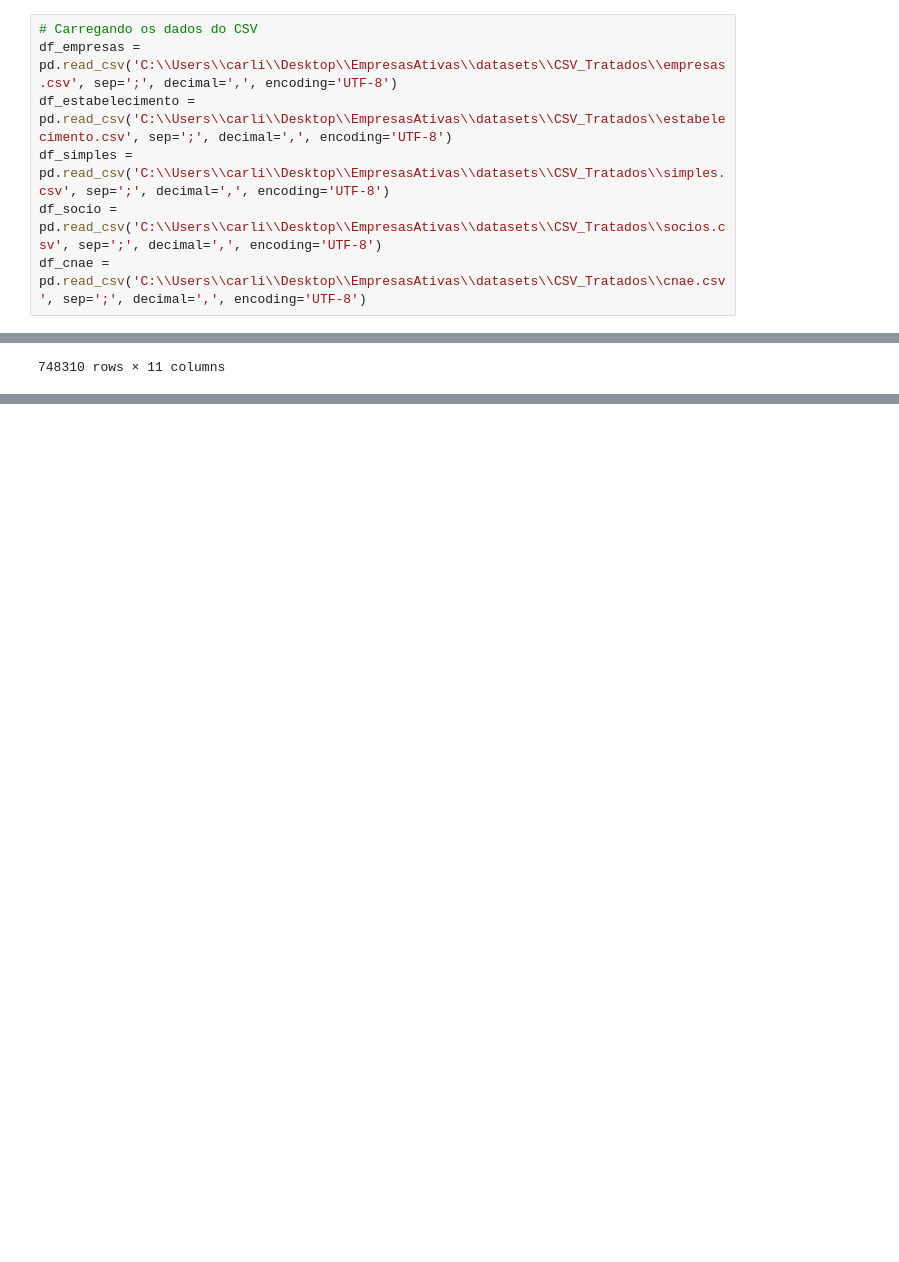
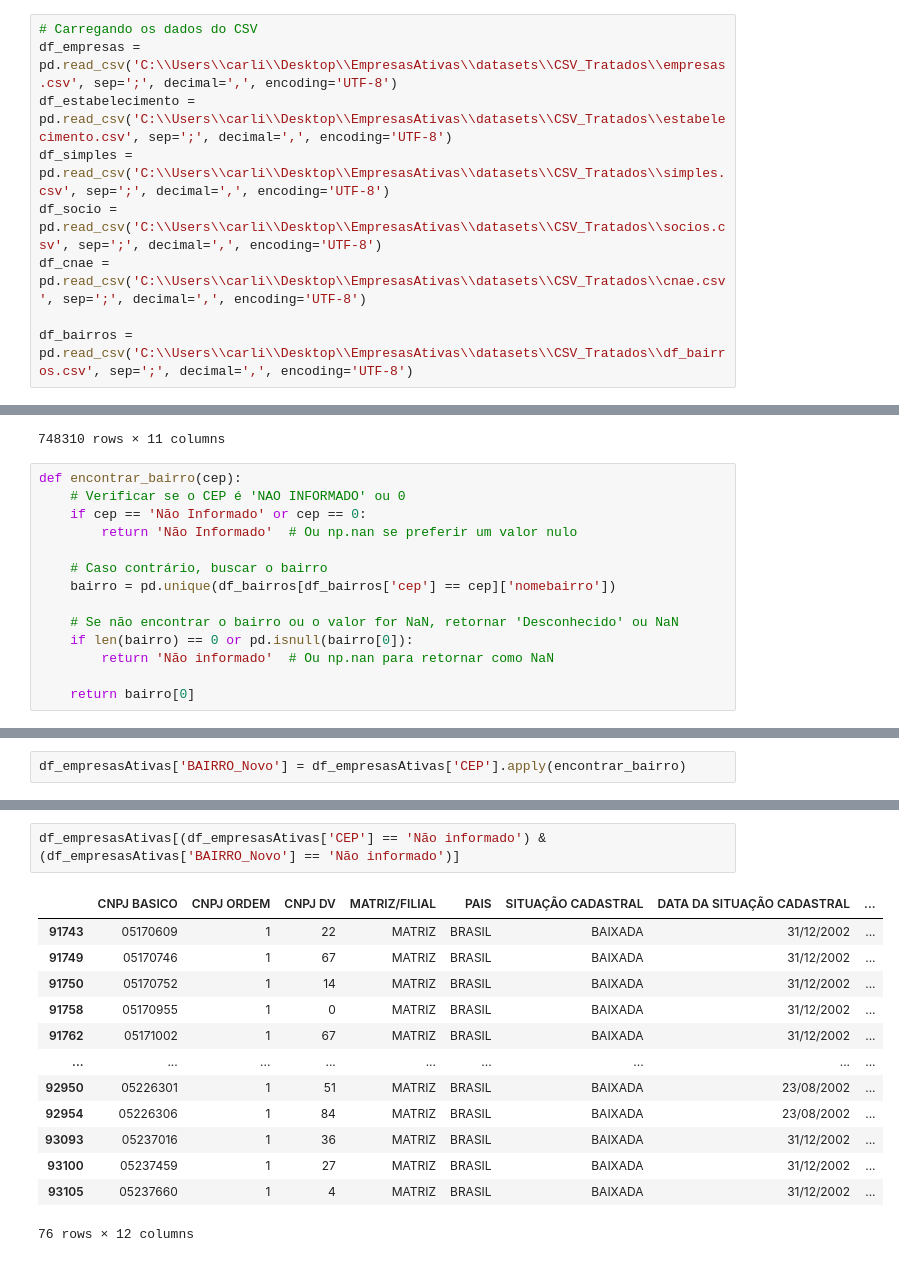
Before and after one commit to carloscamposb/EmpresasAtivas, a Jupyter notebook: Uniao.ipynb, the cells around one changed output, grey strips where cells are left out. Drawn from its saved outputs; the diff is of its cells as text; blank space fills up the shorter version.

Commit message:
atualização bairro

```diff
--- a/Uniao.ipynb
+++ b/Uniao.ipynb
@@ -9,6 +9,8 @@ df_estabelecimento = pd.read_csv('C:\\Users\\carli\\Desktop\\EmpresasAtivas\\dat
 df_simples = pd.read_csv('C:\\Users\\carli\\Desktop\\EmpresasAtivas\\datasets\\CSV_Tratados\\simples.csv', sep=';', decimal=',', encoding='UTF-8')
 df_socio = pd.read_csv('C:\\Users\\carli\\Desktop\\EmpresasAtivas\\datasets\\CSV_Tratados\\socios.csv', sep=';', decimal=',', encoding='UTF-8')
 df_cnae = pd.read_csv('C:\\Users\\carli\\Desktop\\EmpresasAtivas\\datasets\\CSV_Tratados\\cnae.csv', sep=';', decimal=',', encoding='UTF-8')
+
+df_bairros = pd.read_csv('C:\\Users\\carli\\Desktop\\EmpresasAtivas\\datasets\\CSV_Tratados\\df_bairros.csv', sep=';', decimal=',', encoding='UTF-8')
 # %%
 df_empresas.head(3)
 # %% [output]
@@ -262,3 +264,17 @@ df_empresasAtivas
 | 748308 | 13845851 | 1 | 87 | MATRIZ | BRASIL | BAIXADA | 05/02/2013 | ... |
 | 748309 | 13845923 | 1 | 96 | MATRIZ | BRASIL | BAIXADA | 24/07/2013 | ... |
 748310 rows × 11 columns
+# %%
+def encontrar_bairro(cep):
+    # Verificar se o CEP é 'NAO INFORMADO' ou 0
+    if cep == 'Não Informado' or cep == 0:
+        return 'Não Informado'  # Ou np.nan se preferir um valor nulo
+
+    # Caso contrário, buscar o bairro
+    bairro = pd.unique(df_bairros[df_bairros['cep'] == cep]['nomebairro'])
+
+    # Se não encontrar o bairro ou o valor for NaN, retornar 'Desconhecido' ou NaN
+    if len(bairro) == 0 or pd.isnull(bairro[0]):
+        return 'Não informado'  # Ou np.nan para retornar como NaN
+
+    return bairro[0]
@@ -264,0 +285,2 @@ df_empresasAtivas
+# %%
+df_empresasAtivas['BAIRRO_Novo'] = df_empresasAtivas['CEP'].apply(encontrar_bairro)
@@ -264,0 +313,16 @@ df_empresasAtivas
+# %%
+df_empresasAtivas[(df_empresasAtivas['CEP'] == 'Não informado') & (df_empresasAtivas['BAIRRO_Novo'] == 'Não informado')]
+# %% [output]
+|  | CNPJ BASICO | CNPJ ORDEM | CNPJ DV | MATRIZ/FILIAL | PAIS | SITUAÇÃO CADASTRAL | DATA DA SITUAÇÃO CADASTRAL | ... |
+| 91743 | 05170609 | 1 | 22 | MATRIZ | BRASIL | BAIXADA | 31/12/2002 | ... |
+| 91749 | 05170746 | 1 | 67 | MATRIZ | BRASIL | BAIXADA | 31/12/2002 | ... |
+| 91750 | 05170752 | 1 | 14 | MATRIZ | BRASIL | BAIXADA | 31/12/2002 | ... |
+| 91758 | 05170955 | 1 | 0 | MATRIZ | BRASIL | BAIXADA | 31/12/2002 | ... |
+| 91762 | 05171002 | 1 | 67 | MATRIZ | BRASIL | BAIXADA | 31/12/2002 | ... |
+| ... | ... | ... | ... | ... | ... | ... | ... | ... |
+| 92950 | 05226301 | 1 | 51 | MATRIZ | BRASIL | BAIXADA | 23/08/2002 | ... |
+| 92954 | 05226306 | 1 | 84 | MATRIZ | BRASIL | BAIXADA | 23/08/2002 | ... |
+| 93093 | 05237016 | 1 | 36 | MATRIZ | BRASIL | BAIXADA | 31/12/2002 | ... |
+| 93100 | 05237459 | 1 | 27 | MATRIZ | BRASIL | BAIXADA | 31/12/2002 | ... |
+| 93105 | 05237660 | 1 | 4 | MATRIZ | BRASIL | BAIXADA | 31/12/2002 | ... |
+76 rows × 12 columns
```
Also changed, not shown: parts of 10 cells of this notebook, 2 other files.
